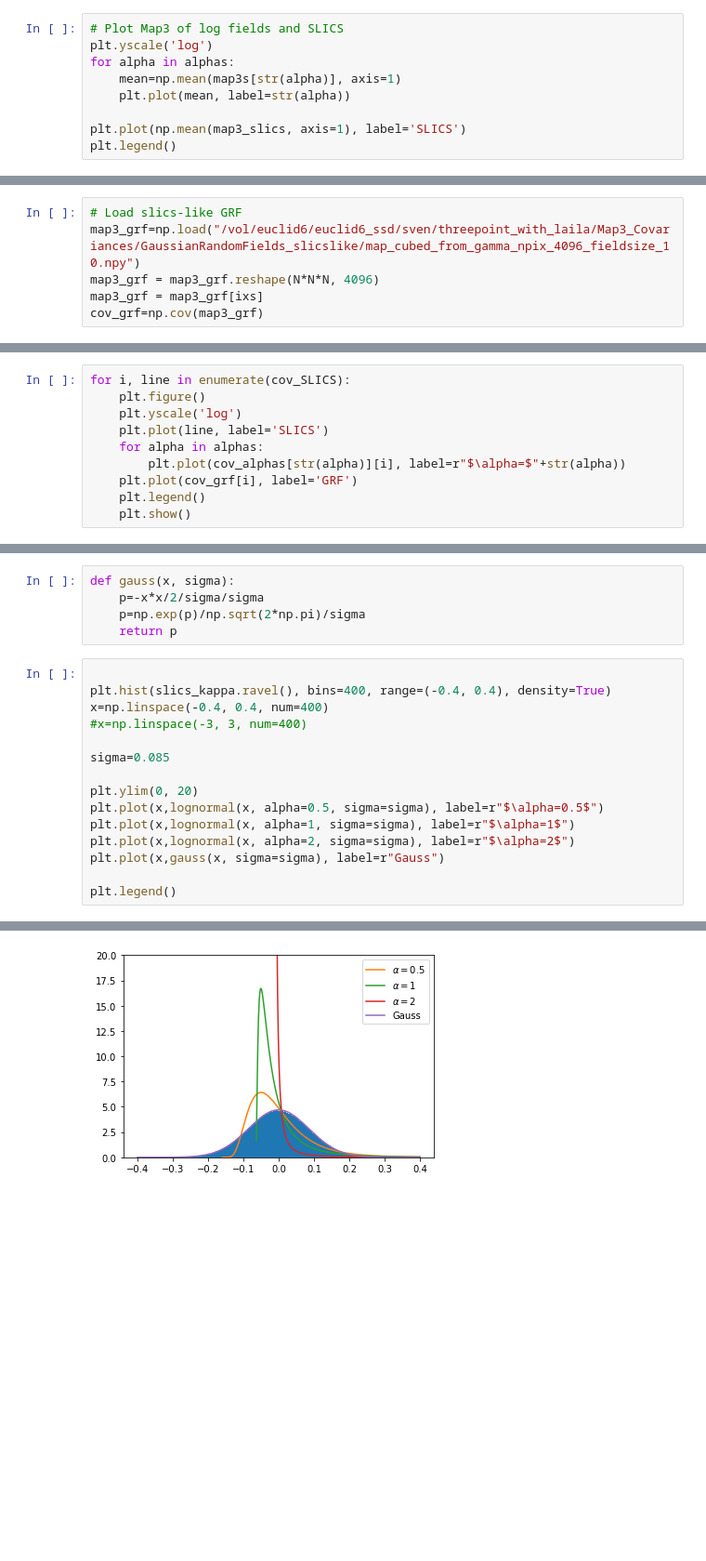
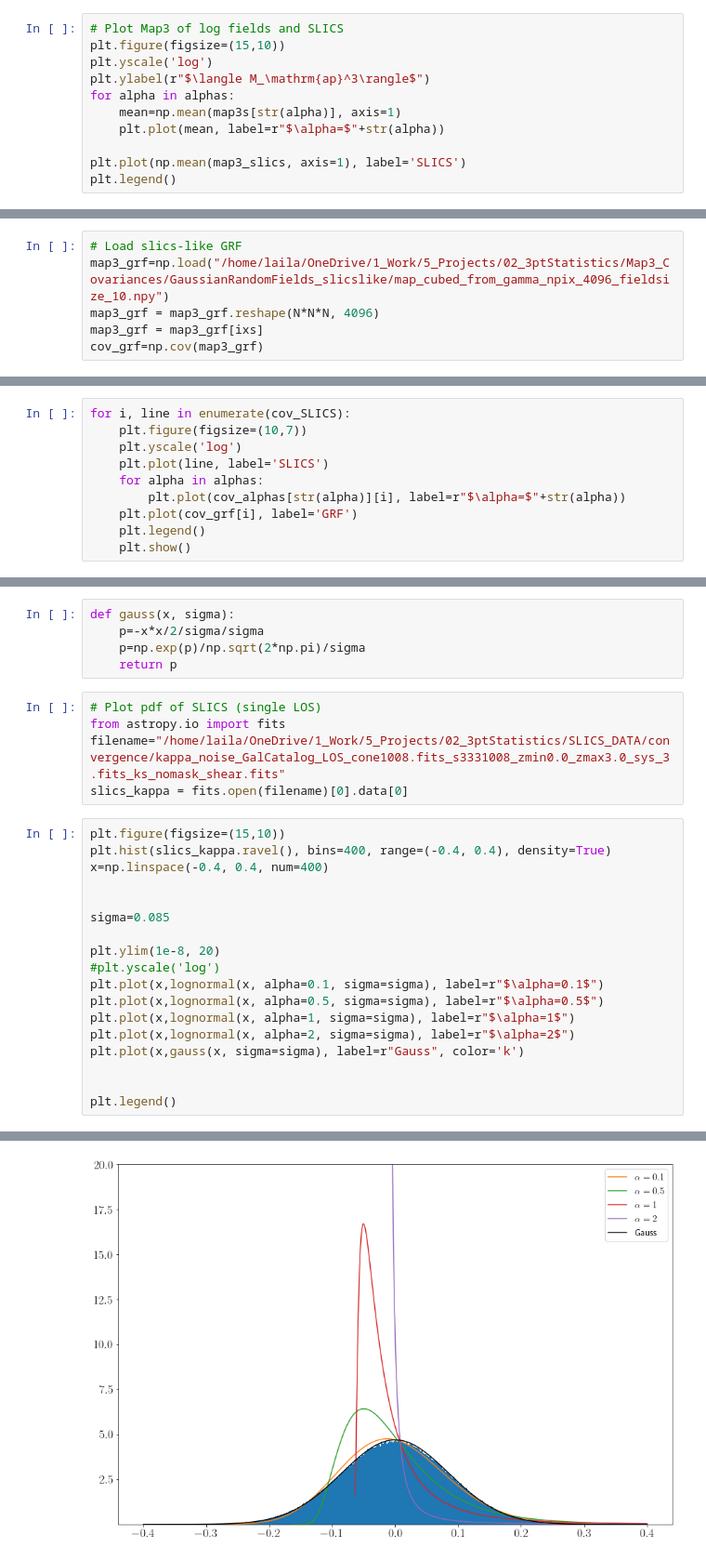
Before and after one commit to sheydenreich/threepoint, a Jupyter notebook: python_scripts/test_lognormal_fields.ipynb, the cells around one changed output, grey strips where cells are left out. Shown at 93% size. Saved outputs shown, nothing was run; the diff lists cells and outputs as text; blank space fills up the shorter version.

```diff
--- a/python_scripts/test_lognormal_fields.ipynb
+++ b/python_scripts/test_lognormal_fields.ipynb
@@ -75,10 +77,12 @@ plt.show()
 [figure]
 # %%
 # Plot Map3 of log fields and SLICS
+plt.figure(figsize=(15,10))
 plt.yscale('log')
+plt.ylabel(r"$\langle M_\mathrm{ap}^3\rangle$")
 for alpha in alphas:
     mean=np.mean(map3s[str(alpha)], axis=1)
-    plt.plot(mean, label=str(alpha))
+    plt.plot(mean, label=r"$\alpha=$"+str(alpha))
 
 plt.plot(np.mean(map3_slics, axis=1), label='SLICS')
 plt.legend()
@@ -88,6 +92,6 @@ plt.legend()
 # %%
 # Load slics-like GRF
-map3_grf=np.load("/vol/euclid6/euclid6_ssd/sven/threepoint_with_laila/Map3_Covariances/GaussianRandomFields_slicslike/map_cubed_from_gamma_npix_4096_fieldsize_10.npy")
+map3_grf=np.load("/home/laila/OneDrive/1_Work/5_Projects/02_3ptStatistics/Map3_Covariances/GaussianRandomFields_slicslike/map_cubed_from_gamma_npix_4096_fieldsize_10.npy")
 map3_grf = map3_grf.reshape(N*N*N, 4096)
 map3_grf = map3_grf[ixs]
 cov_grf=np.cov(map3_grf)
@@ -111,6 +116,6 @@ fig.colorbar(im, ax=ax.ravel().tolist(),fraction=0.025, pad=0.04)
 # %%
 for i, line in enumerate(cov_SLICS):
-    plt.figure()
+    plt.figure(figsize=(10,7))
     plt.yscale('log')
     plt.plot(line, label='SLICS')
     for alpha in alphas:
@@ -151,21 +150,29 @@ def gauss(x, sigma):
     p=-x*x/2/sigma/sigma
     p=np.exp(p)/np.sqrt(2*np.pi)/sigma
     return p
+# %%
+# Plot pdf of SLICS (single LOS)
+from astropy.io import fits
+filename="/home/laila/OneDrive/1_Work/5_Projects/02_3ptStatistics/SLICS_DATA/convergence/kappa_noise_GalCatalog_LOS_cone1008.fits_s3331008_zmin0.0_zmax3.0_sys_3.fits_ks_nomask_shear.fits"
+slics_kappa = fits.open(filename)[0].data[0]
 # %%
-
+plt.figure(figsize=(15,10))
 plt.hist(slics_kappa.ravel(), bins=400, range=(-0.4, 0.4), density=True)
 x=np.linspace(-0.4, 0.4, num=400)
-#x=np.linspace(-3, 3, num=400)
+
 
 sigma=0.085
 
-plt.ylim(0, 20)
+plt.ylim(1e-8, 20)
+#plt.yscale('log')
+plt.plot(x,lognormal(x, alpha=0.1, sigma=sigma), label=r"$\alpha=0.1$")
 plt.plot(x,lognormal(x, alpha=0.5, sigma=sigma), label=r"$\alpha=0.5$")
 plt.plot(x,lognormal(x, alpha=1, sigma=sigma), label=r"$\alpha=1$")
 plt.plot(x,lognormal(x, alpha=2, sigma=sigma), label=r"$\alpha=2$")
-plt.plot(x,gauss(x, sigma=sigma), label=r"Gauss")
+plt.plot(x,gauss(x, sigma=sigma), label=r"Gauss", color='k')
+
 
 plt.legend()
 # %% [output]
 <matplotlib.legend.Legend at 0x...>
-[figure, old version]
+[figure, new version]
```
Also changed, not shown: parts of 8 cells of this notebook, 42 other files.
